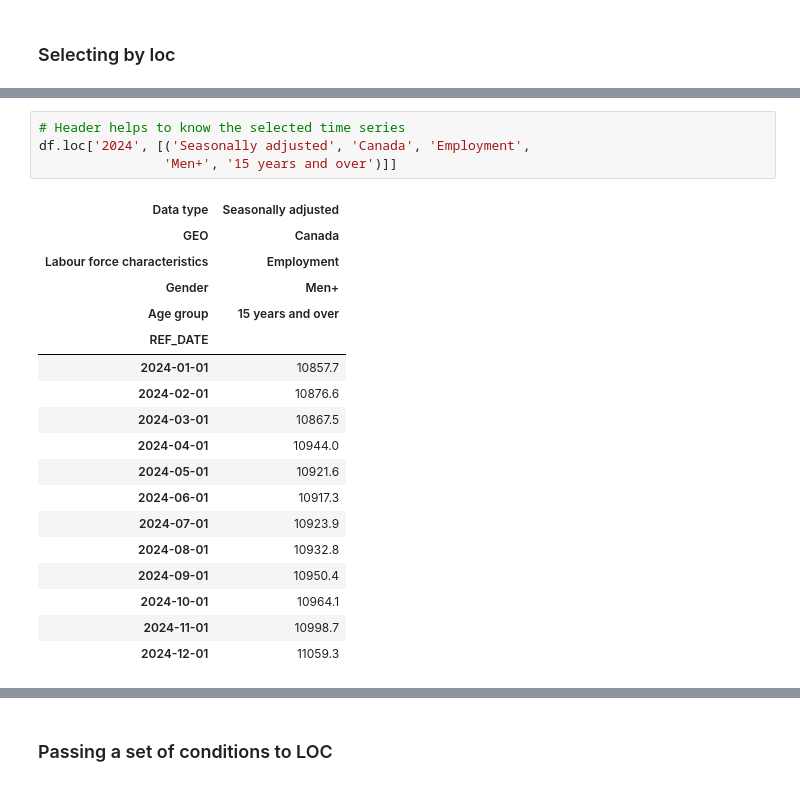
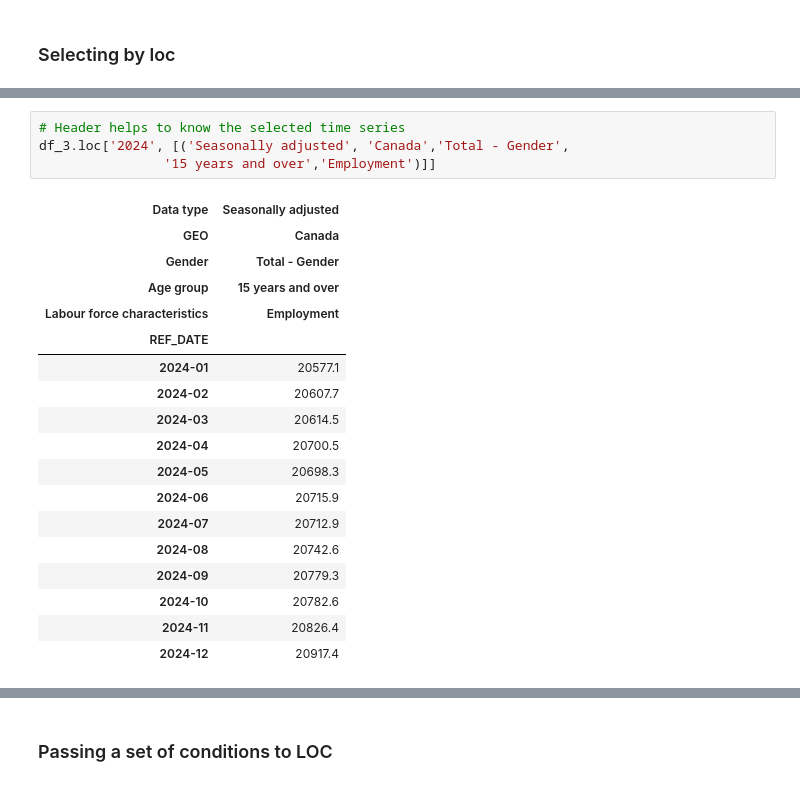
Before and after one commit to mahdi-ghafarian/pandas, a Jupyter notebook: panel_data.ipynb, the cells around one changed output, grey strips where cells are left out. Saved outputs shown, nothing was run; the diff lists cells and outputs as text.

```diff
--- a/panel_data.ipynb
+++ b/panel_data.ipynb
@@ -341,25 +339,25 @@ Name: (Seasonally adjusted, Canada, Total - Gender, 15 years and over, Employmen
 # %%
 # Header helps to know the selected time series
-df.loc['2024', [('Seasonally adjusted', 'Canada', 'Employment',
-                'Men+', '15 years and over')]]
+df_3.loc['2024', [('Seasonally adjusted', 'Canada','Total - Gender',
+                '15 years and over','Employment')]]
 # %% [output]
 | Data type | Seasonally adjusted |
 | GEO | Canada |
+| Gender | Total - Gender |
+| Age group | 15 years and over |
 | Labour force characteristics | Employment |
-| Gender | Men+ |
-| Age group | 15 years and over |
 | REF_DATE |  |
-| 2024-01-01 | 10857.7 |
-| 2024-02-01 | 10876.6 |
-| 2024-03-01 | 10867.5 |
-| 2024-04-01 | 10944.0 |
-| 2024-05-01 | 10921.6 |
-| 2024-06-01 | 10917.3 |
-| 2024-07-01 | 10923.9 |
-| 2024-08-01 | 10932.8 |
-| 2024-09-01 | 10950.4 |
-| 2024-10-01 | 10964.1 |
-| 2024-11-01 | 10998.7 |
-| 2024-12-01 | 11059.3 |
+| 2024-01 | 20577.1 |
+| 2024-02 | 20607.7 |
+| 2024-03 | 20614.5 |
+| 2024-04 | 20700.5 |
+| 2024-05 | 20698.3 |
+| 2024-06 | 20715.9 |
+| 2024-07 | 20712.9 |
+| 2024-08 | 20742.6 |
+| 2024-09 | 20779.3 |
+| 2024-10 | 20782.6 |
+| 2024-11 | 20826.4 |
+| 2024-12 | 20917.4 |
 # %%
 # Selecting two columms
```
Also changed, not shown: parts of 17 cells of this notebook.
